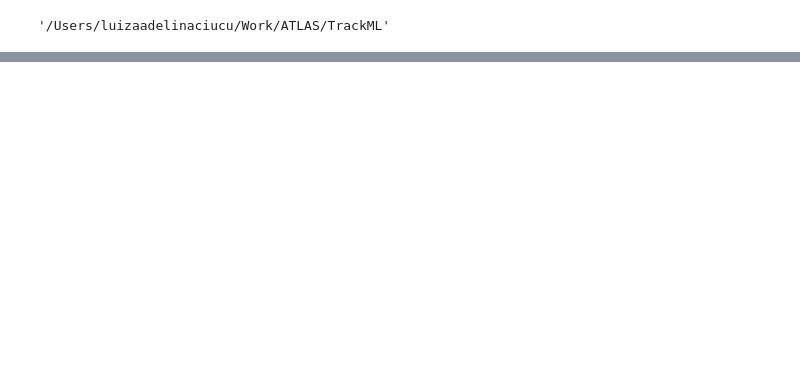
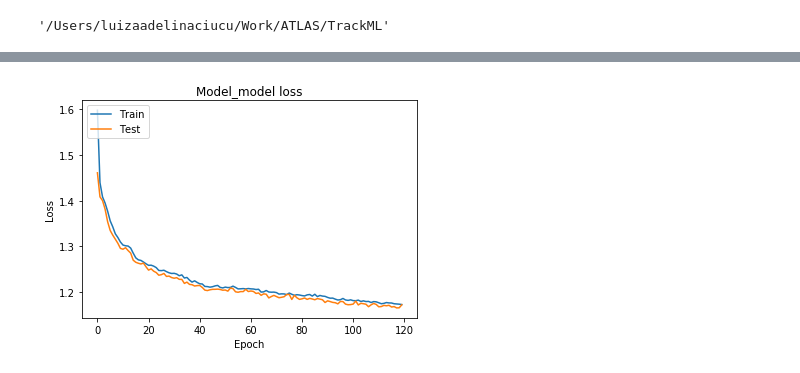
Before and after one commit to lciucu/TrackML, a Jupyter notebook: NN.ipynb, the cells around one changed output, grey strips where cells are left out. Saved outputs shown, nothing was run; the diff lists cells and outputs as text; code cells hidden in the pictures; blank space fills up the shorter version.

```diff
--- a/NN.ipynb
+++ b/NN.ipynb
@@ -1278,0 +297,18 @@ modelName Model_06
+# %%
+# overlay loss train and test
+def plot_loss_Train_vs_Test(nparray_loss_Train,nparray_loss_Test,modelName):
+    plt.plot(nparray_loss_Train)
+    plt.plot(nparray_loss_Test)
+    plt.title('Model_'+modelName+' loss')
+    plt.ylabel('Loss')
+    plt.xlabel('Epoch')
+    plt.legend(['Train','Test'],loc="upper left")
+    #plt.show()
+    outputFileNameStem="NN_5_"+modelName+"_"+str(numberOfEpochs)+"_"+str(batchSize)
+    plt.savefig(outputFolder+"/"+outputFileNameStem+"_graph_loss.png")
+# done function
+# %%
+if doPlotMetrics:
+    plot_loss_Train_vs_Test(nparray_loss_Train,nparray_loss_Test,"model")
+# %% [output]
+[figure, added]
```
Also changed, not shown: parts of 103 cells of this notebook, 3 other files.
